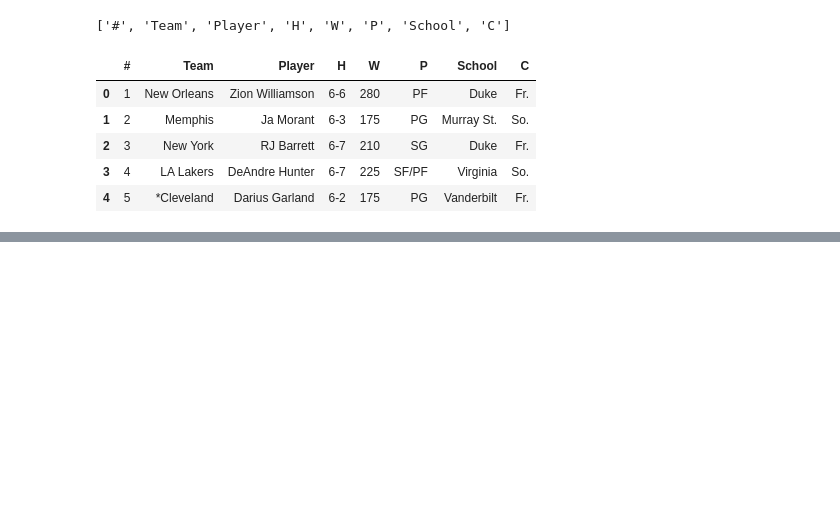
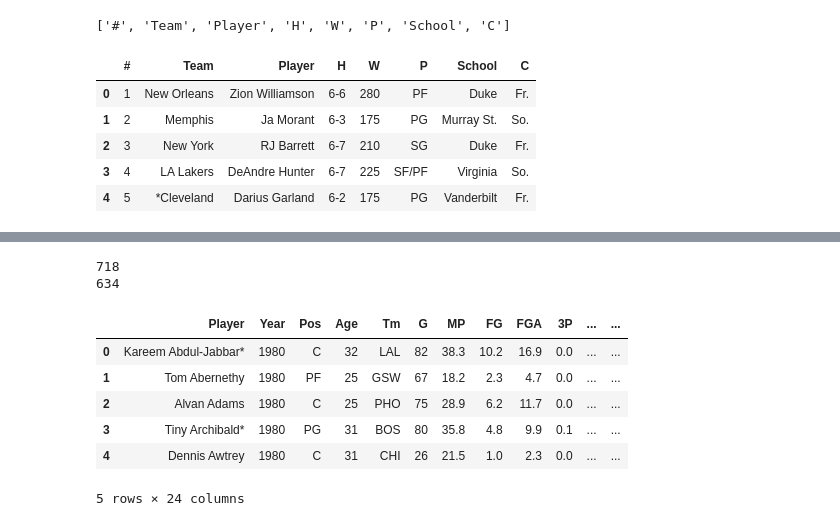
Before and after one commit to cc506/NBADrafteesAnalysis, a Jupyter notebook: Draft Round Scraping.ipynb, the cells around one changed output, grey strips where cells are left out. Drawn from its saved outputs; the diff is of its cells as text; code cells hidden in the pictures; blank space fills up the shorter version.

```diff
--- a/Draft Round Scraping.ipynb
+++ b/Draft Round Scraping.ipynb
@@ -154,0 +372,9 @@ df3.to_csv("2019MockDraftData.csv")
+# %%
+for col in cols:
+    df1[col] = pd.to_numeric(df1[col], errors='coerce')
+print(len(df1))
+df1 = df1.dropna()
+print(len(df1))
+# %% [output]
+718
+634
@@ -154,0 +386,11 @@ df3.to_csv("2019MockDraftData.csv")
+# %%
+df4 = pd.read_csv('NBASeasonData.csv')
+df4.head()
+# %% [output]
+|  | Player | Year | Pos | Age | Tm | G | MP | FG | FGA | 3P | ... | ... |
+| 0 | Kareem Abdul-Jabbar* | 1980 | C | 32 | LAL | 82 | 38.3 | 10.2 | 16.9 | 0.0 | ... | ... |
+| 1 | Tom Abernethy | 1980 | PF | 25 | GSW | 67 | 18.2 | 2.3 | 4.7 | 0.0 | ... | ... |
+| 2 | Alvan Adams | 1980 | C | 25 | PHO | 75 | 28.9 | 6.2 | 11.7 | 0.0 | ... | ... |
+| 3 | Tiny Archibald* | 1980 | PG | 31 | BOS | 80 | 35.8 | 4.8 | 9.9 | 0.1 | ... | ... |
+| 4 | Dennis Awtrey | 1980 | C | 31 | CHI | 26 | 21.5 | 1.0 | 2.3 | 0.0 | ... | ... |
+5 rows × 24 columns
```
Also changed, not shown: parts of 59 cells of this notebook.
